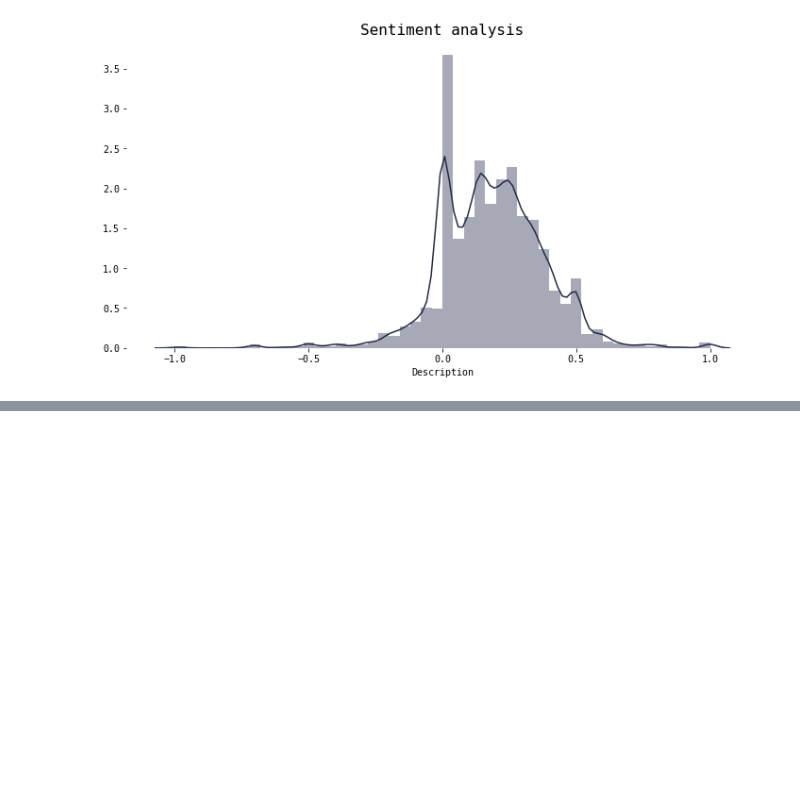
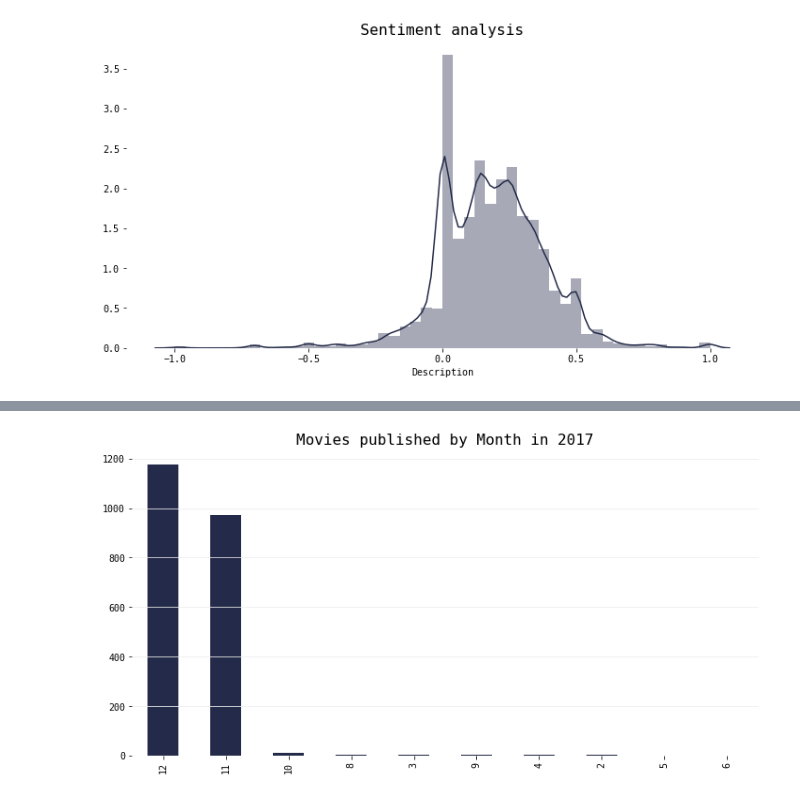
Before and after one commit to qu4ku/datasets-analysis, a Jupyter notebook: 012-youtube-trending-videos.ipynb, the cells around one changed output, grey strips where cells are left out. Cells and saved outputs as stored; diff of their text form; code cells hidden in the pictures; blank space fills up the shorter version.

```diff
--- a/012-youtube-trending-videos.ipynb
+++ b/012-youtube-trending-videos.ipynb
@@ -490,0 +494,9 @@ plt.title('Sentiment analysis');
+# %%
+# movies by month
+plt.axes(frameon=False)
+df_wo_duplicates[df_wo_duplicates.PublishTime.dt.year.astype('str')== '2017'] \
+.PublishTime.dt.month.value_counts().plot(kind='bar', color=MC)
+plt.title('Movies published by Month in 2017')
+plt.grid(axis='y')
+# %% [output]
+[figure, added]
```
Also changed, not shown: parts of 5 cells of this notebook.
